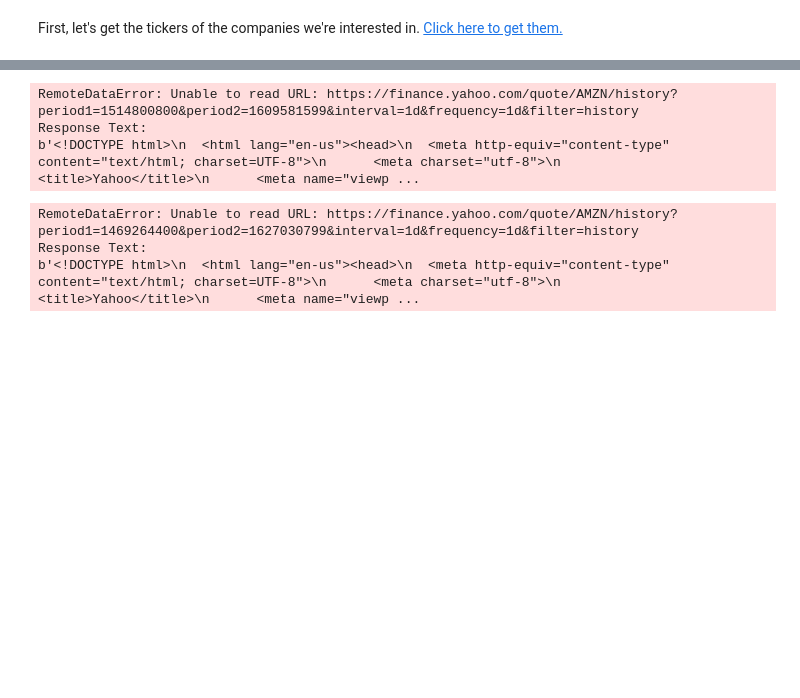
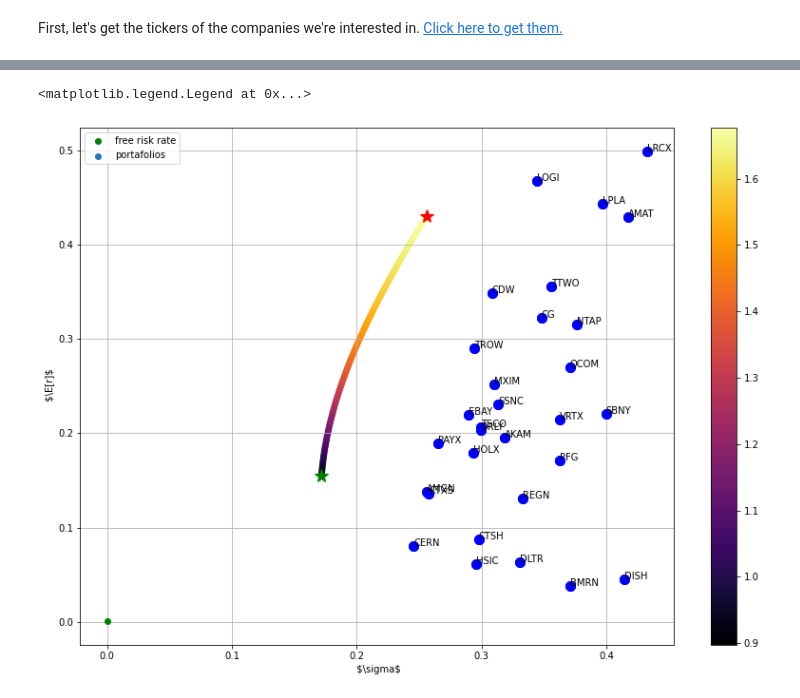
Before and after one commit to bmanica/Factset_Learning_PA, a Jupyter notebook: Optimal_portfolio_selection.ipynb, the cells around one changed output, grey strips where cells are left out. Cells and saved outputs as stored; diff of their text form; code cells hidden in the pictures; blank space fills up the shorter version.

```diff
--- a/Optimal_portfolio_selection.ipynb
+++ b/Optimal_portfolio_selection.ipynb
@@ -85,0 +310,4 @@ def get_adj_closes(tickers, start_date=None, end_date=None):
+# %%
+# Portfolio EMV
+EMV = minimize(fun=menos_RS,x0=w0,args=(Eind,Sigma,rf,),bounds=bnd,constraints=cons)
+EMV
@@ -85,0 +351,3 @@ def get_adj_closes(tickers, start_date=None, end_date=None):
+# %%
+#covariance between the portfolios
+cov_EMV_minvar = W_EMV.dot(Sigma).dot(w_minvar)
@@ -85,0 +357,13 @@ def get_adj_closes(tickers, start_date=None, end_date=None):
+# %%
+# Vector  w
+wp=np.linspace(0,1,100)
+# %%
+# Portfolios dataframe:
+# 1. Índex: i
+# 2. Columns 1-2: w, 1-w
+# 3. Columns 3-4: E[r], sigma
+# 4. Columms 5: Sharpe ratio
+fron_min_var = pd.DataFrame({'w':wp,'w(minvar)':1-wp,'Media':E_EMV*wp+(1-wp)*E_minvar,
+                             'vol':(((wp*S_EMV)**2+(1-wp)**2*s_minvar**2+2*wp*(1-wp)*cov_EMV_minvar)**0.5),
+                             'RS':((E_EMV*wp+(1-wp)*E_minvar)-rf)/((((wp*S_EMV)**2+(1-wp)**2*s_minvar**2+2*wp*(1-wp)*cov_EMV_minvar)**0.5))})
+fron_min_var
@@ -86,16 +384,31 @@ def get_adj_closes(tickers, start_date=None, end_date=None):
+# %%
+plt.figure(figsize=(14,10))
+plt.xlabel(' $\sigma\$')
+plt.ylabel(' $\E[r]\$')
+# free risk rate
+plt.plot(0,rf,'og',label='free risk rate')
+#minvar portfolio
+plt.plot(s_minvar,E_minvar,'*g',ms=15)
+#EMV portfolio
+plt.plot(S_EMV,E_EMV,'*r',ms=15)
+
+#assets
+for i in range(len(annual)):
+    plt.plot(annual.loc['Std'],annual.loc['Mean'],'ob',ms=10)
+for i in range(0,len(Eind)):
+    plt.text(annual.iloc[1,i],annual.iloc[0,i],annual.columns[i])
+plt.scatter(fron_min_var['vol'],fron_min_var['Media'],c=fron_min_var['RS'],cmap='inferno',label='portafolios')
+plt.colorbar()
+plt.grid()
+plt.legend(loc='best')
+# %% [output]
+<matplotlib.legend.Legend at 0x...>
+[figure, added]
 # %%
-### Get the final tickers names to get.
-tickers_to_get = best_stocks.index.values.tolist()
+# ### Get the final tickers names to get.
+# tickers_to_get = best_stocks.index.values.tolist()
 
-### Use our function to get the closes.
-get_adj_closes('AMZN', start_date='2018-01-01', end_date='2021-01-01')
+# ### Use our function to get the closes.
+# get_adj_closes('AMZN', start_date='2018-01-01', end_date='2021-01-01')
-# %% [output]
-RemoteDataError: Unable to read URL: https://finance.yahoo.com/quote/AMZN/history?period1=1514800800&period2=1609581599&interval=1d&frequency=1d&filter=history
-Response Text:
-b'<!DOCTYPE html>\n  <html lang="en-us"><head>\n  <meta http-equiv="content-type" content="text/html; charset=UTF-8">\n      <meta charset="utf-8">\n      <title>Yahoo</title>\n      <meta name="viewp ...
 # %%
-web.get_data_yahoo('AMZN')
+# web.get_data_yahoo('AMZN')
-# %% [output]
-RemoteDataError: Unable to read URL: https://finance.yahoo.com/quote/AMZN/history?period1=1469264400&period2=1627030799&interval=1d&frequency=1d&filter=history
-Response Text:
-b'<!DOCTYPE html>\n  <html lang="en-us"><head>\n  <meta http-equiv="content-type" content="text/html; charset=UTF-8">\n      <meta charset="utf-8">\n      <title>Yahoo</title>\n      <meta name="viewp ...
```
Also changed, not shown: parts of 29 cells of this notebook.
